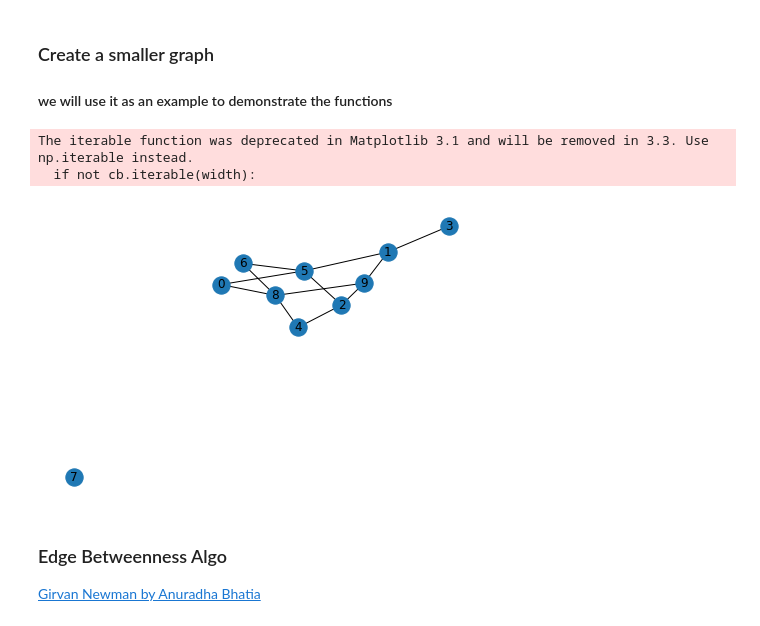
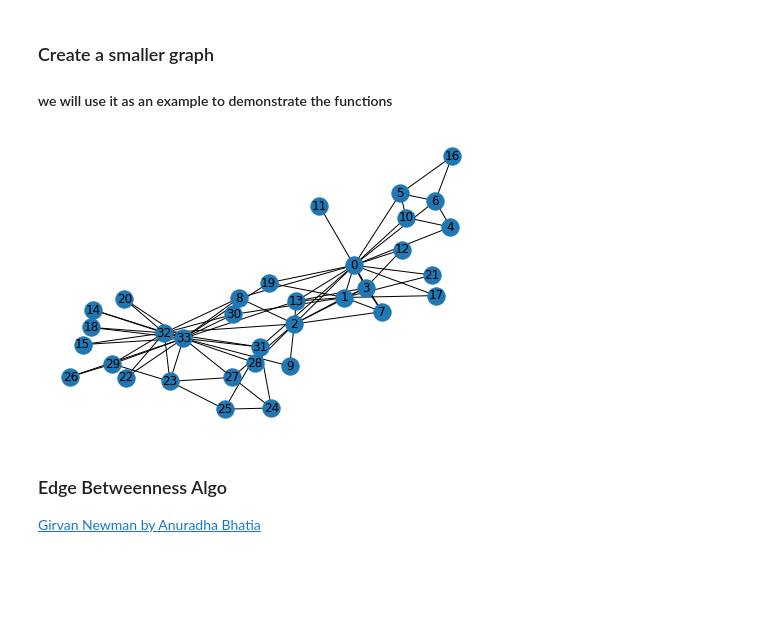
Before and after one commit to SocialMediaAnalytics2020/Project, a Jupyter notebook: Social Media Analytics Project.ipynb, the cells around one changed output. Drawn from its saved outputs; the diff is of its cells as text; code cells hidden in the pictures; blank space fills up the shorter version.

```diff
--- a/Social Media Analytics Project.ipynb
+++ b/Social Media Analytics Project.ipynb
@@ -75,16 +77,12 @@ What about triangles ?
 # %% [markdown]
 ### Create a smaller graph
 #### we will use it as an example to demonstrate the functions
-# %%
-X = nx.gnm_random_graph(10,12)
-#X = nx.Graph()
-#X.add_edges_from([(0, 1), (0, 3), (1,3), (1,2), (3,4), (5,6), (4,5), (2,4)])
-nx.draw(X, with_labels=True)
-plt.show()
-# %% [output]
-The iterable function was deprecated in Matplotlib 3.1 and will be removed in 3.3. Use np.iterable instead.
-  if not cb.iterable(width):
-[figure, removed]
+# %%
+X = nx.karate_club_graph()
+nx.draw(X, with_labels=True)
+plt.show()
+# %% [output]
+[figure, added]
 # %% [markdown]
 ### Edge Betweenness Algo
 
```
Also changed, not shown: parts of 15 cells of this notebook.
